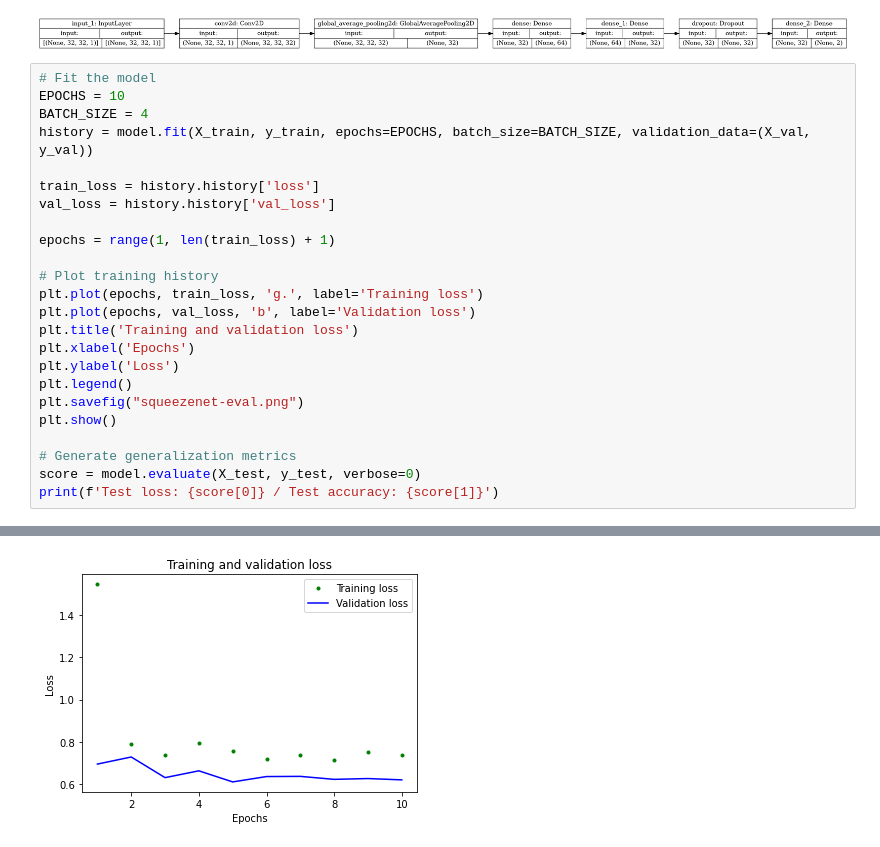
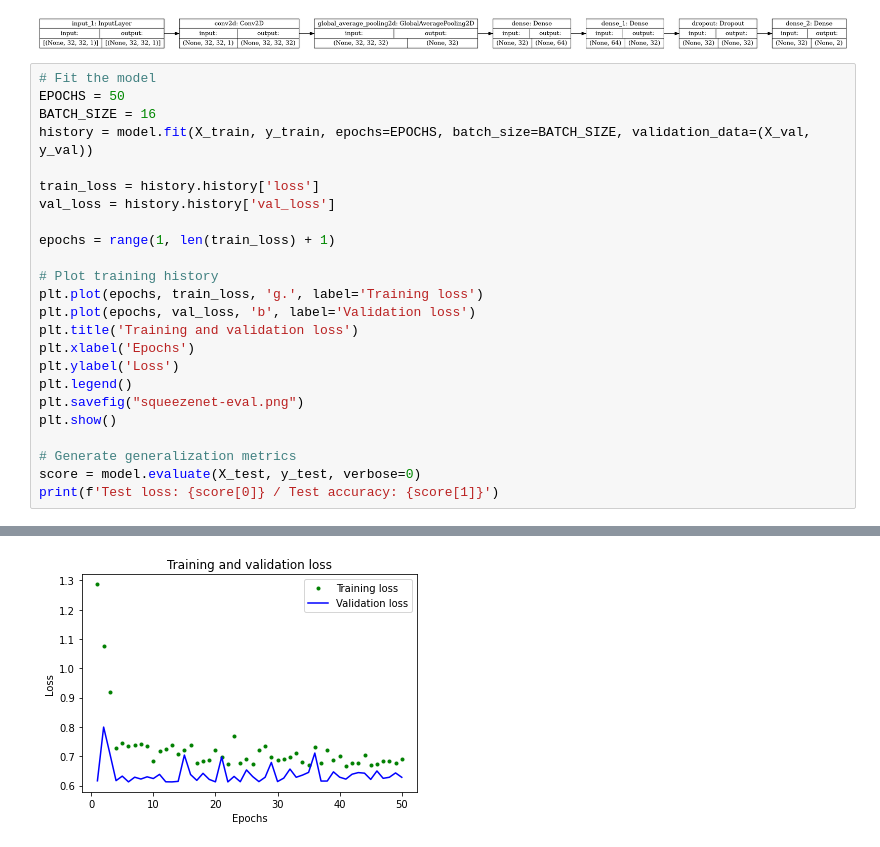
Before and after one commit to Avic3nna/EdgeML_thermalcamera, a Jupyter notebook: cnn/step3-modelling-simpleCnn-binary.ipynb, the cells around one changed output, grey strips where cells are left out. Saved outputs shown, nothing was run; the diff lists cells and outputs as text.

```diff
--- a/cnn/step3-modelling-simpleCnn-binary.ipynb
+++ b/cnn/step3-modelling-simpleCnn-binary.ipynb
@@ -97,8 +97,8 @@ tf.keras.utils.plot_model(model, show_shapes=True, rankdir="LR")
 [figure]
 # %%
 # Fit the model
-EPOCHS = 10
-BATCH_SIZE = 4
+EPOCHS = 50
+BATCH_SIZE = 16
 history = model.fit(X_train, y_train, epochs=EPOCHS, batch_size=BATCH_SIZE, validation_data=(X_val, y_val))
 
 train_loss = history.history['loss']
@@ -144 +141 @@ Epoch 10/10
-[figure, old version]
+[figure, new version]
```
Also changed, not shown: parts of 5 cells of this notebook, 2 other files.
